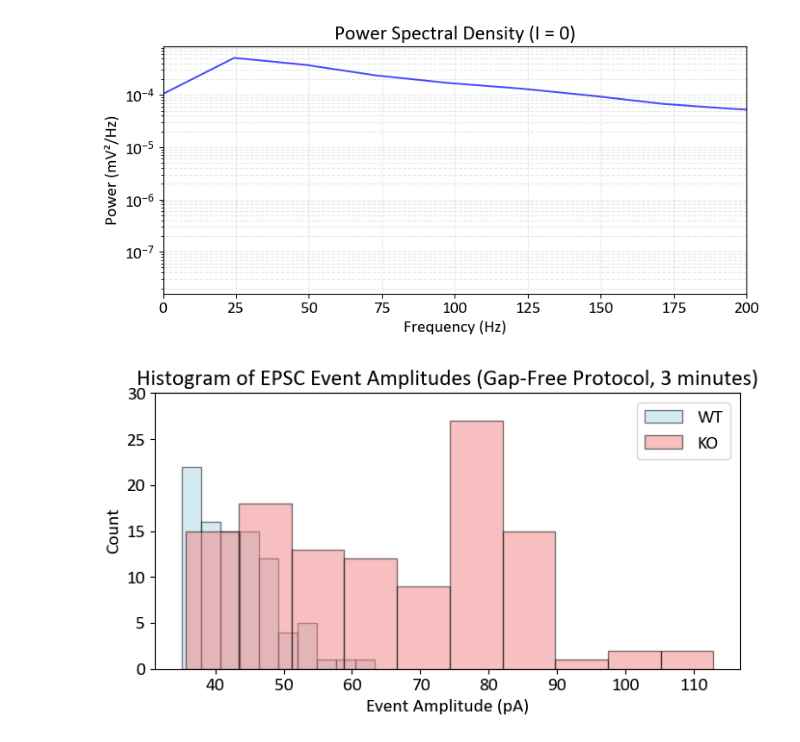
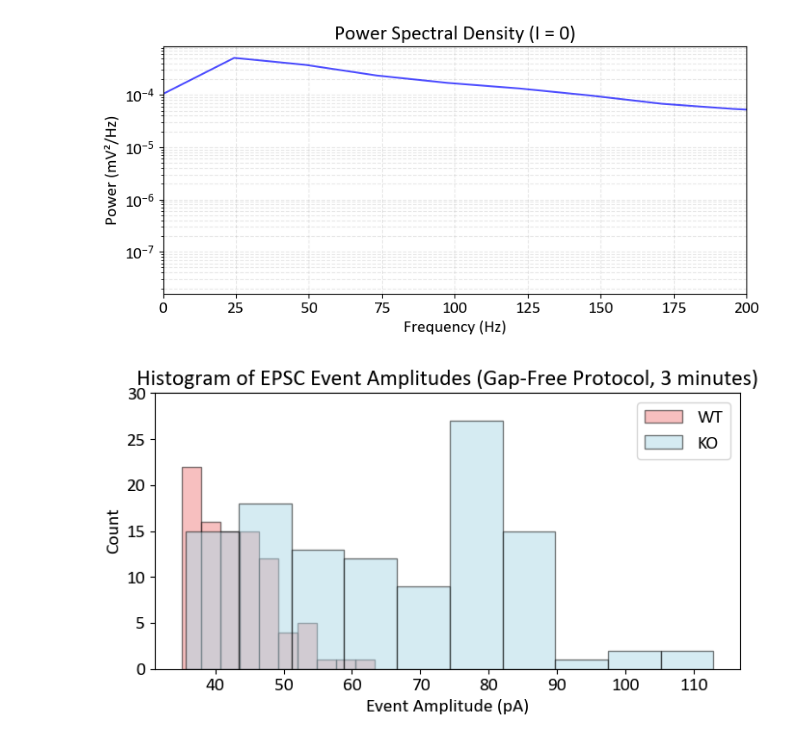
Before and after one commit to OmeRichWeizmann/Yizhar_lab, a Jupyter notebook: Uri's_Sapap3/ephys_sapap3_vs_wt.ipynb, the cells around one changed output. Saved outputs shown, nothing was run; the diff lists cells and outputs as text; code cells hidden in the pictures.

Commit message:
plots updates

```diff
--- a/Uri's_Sapap3/ephys_sapap3_vs_wt.ipynb
+++ b/Uri's_Sapap3/ephys_sapap3_vs_wt.ipynb
@@ -182,7 +182,7 @@ def main_processor(path):
     sweeps_in_ramp_curve = 10  # Assuming there are 10 sweeps in the IV curve and ramp
     row_idx = -1
     df = pd.DataFrame(columns=['file_name', 'sweep_number', 'input_resistance', 'resting_potential',
-                                'firing_rate_per_current_injection','frequencies','power', 'events_in_gap_free','protocol','rheo_base'])
+                                'firing_rate_per_current_injection','frequencies','power', 'events_in_gap_free','protocol','rheo_base','isi_tbl'])
 
     for folder in os.listdir(path):
         file_path = os.path.join(path, folder)
@@ -211,7 +211,8 @@ def main_processor(path):
                             'power': np.nan,
                             'events_in_gap_free': np.nan,
                             'protocol': 'iv_protocol',
-                            'rheo_base': np.nan}
+                            'rheo_base': np.nan,
+                            'isi_tbl': np.nan}
                         row_idx += 1
                 elif  ramp_file_size_in_kb-2 <=file_size <= ramp_file_size_in_kb+2:
                     for sweep in range(0,sweeps_in_ramp_curve):
@@ -229,7 +230,8 @@ def main_processor(path):
                             'power': np.nan,
                             'events_in_gap_free': np.nan,
                             'protocol': 'ramp_protocol',
-                            'rheo_base': rheo_base}
+                            'rheo_base': rheo_base,
+                            'isi_tbl': np.nan}
                             row_idx += 1
                             break
 
@@ -245,7 +247,8 @@ def main_processor(path):
                             'power': np.nan,
                             'events_in_gap_free': np.nan,
                             'protocol': 'ramp_protocol',
-                            'rheo_base': rheo_base}
+                            'rheo_base': rheo_base,
+                            'isi_tbl': np.nan}
                             row_idx += 1
                 elif i_0_file_size_in_kb-2 <= file_size <= i_0_file_size_in_kb+2:
                     i_zero_recording = i_zero(abf)
@@ -260,13 +263,15 @@ def main_processor(path):
                         'power': power,
                         'events_in_gap_free': np.nan,
                         'protocol': 'i_zero',
-                        'rheo_base': np.nan}
+                        'rheo_base': np.nan,
+                        'isi_tbl': np.nan}
                 elif gap_free_file_size_in_kb-2 <= file_size <= gap_free_file_size_in_kb+2:
                     gap_free_recording = gap_free_protocol(abf)
                     try:
-                        events_tbl = gap_free_recording.events_in_gap_free()
+                        events_tbl,isi_tbl = gap_free_recording.events_in_gap_free()
                     except:
                         events_tbl = 0
+                        isi_tbl = 0
                     df.loc[row_idx] = {
                         'input_resistance': np.nan,
                         'resting_potential': np.nan,
@@ -277,7 +282,8 @@ def main_processor(path):
                         'power': 0,
                         'events_in_gap_free': events_tbl,
                         'protocol': 'gap_free_protocol',
-                        'rheo_base': np.nan}
+                        'rheo_base': np.nan,
+                        'isi_tbl': isi_tbl}
                 else:
                     print(f"File {file} does not match any known protocol size. Skipping.")
                     continue
@@ -320,7 +326,8 @@ class gap_free_protocol:
 
         events_tbl = peaks_finder(self.abf.sweepY[50000:50000*240], 35, 120, 40, 50000, plot_it='DONT_plot_it')
         self.events_list = events_tbl['peak_amp']
-        return self.events_list, self.protocol
+        self.events_IEI = events_tbl['isi_s']
+        return self.events_list, self.events_IEI
 
 class i_zero:
     def __init__(self,abf):
@@ -470,33 +477,33 @@ for item in gap_free_column_wt:
     elif isinstance(item, pd.Series):  # just in case some are raw Series
         all_event_amplitudes_wt.extend(item.dropna().tolist())
     # Skip anything else (e.g., 0)
 
 # Convert to numpy array for safety
 all_event_amplitudes_wt = np.array(all_event_amplitudes_wt)
 
 gap_free_df_ko = ko_df[ko_df['protocol'] == 'gap_free_protocol']
 gap_free_column_ko = gap_free_df_ko['events_in_gap_free'].dropna().tolist()
 # Clean and flatten the list
 all_event_amplitudes_ko = []
 
 for item in gap_free_column_ko:
     if isinstance(item, tuple) and isinstance(item[0], pd.Series):
         all_event_amplitudes_ko.extend(item[0].dropna().tolist())
     elif isinstance(item, pd.Series):  # just in case some are raw Series
         all_event_amplitudes_ko.extend(item.dropna().tolist())
     # Skip anything else (e.g., 0)
 
 # Convert to numpy array for safety
 all_event_amplitudes_ko = np.array(all_event_amplitudes_ko)
 plt.figure(figsize=(7, 4))
-plt.hist(all_event_amplitudes_wt, bins=10, color="lightblue", edgecolor="black", alpha=0.5, label="WT")
-plt.hist(all_event_amplitudes_ko, bins=10, color="lightcoral", edgecolor="black", alpha=0.5, label="KO")
+plt.hist(all_event_amplitudes_wt, bins=10, color="lightcoral", edgecolor="black", alpha=0.5, label="WT")
+plt.hist(all_event_amplitudes_ko, bins=10, color="lightblue", edgecolor="black", alpha=0.5, label="KO")
 plt.legend()
 plt.ylim(0,30)
 plt.xlabel("Event Amplitude (pA)")
 plt.ylabel("Count")
 plt.title("Histogram of EPSC Event Amplitudes (Gap-Free Protocol, 3 minutes)")
 plt.tight_layout()
 plt.show()
 # %% [output]
-[figure, old version]
+[figure, new version]
```
Also changed, not shown: parts of 1 cell of this notebook.
